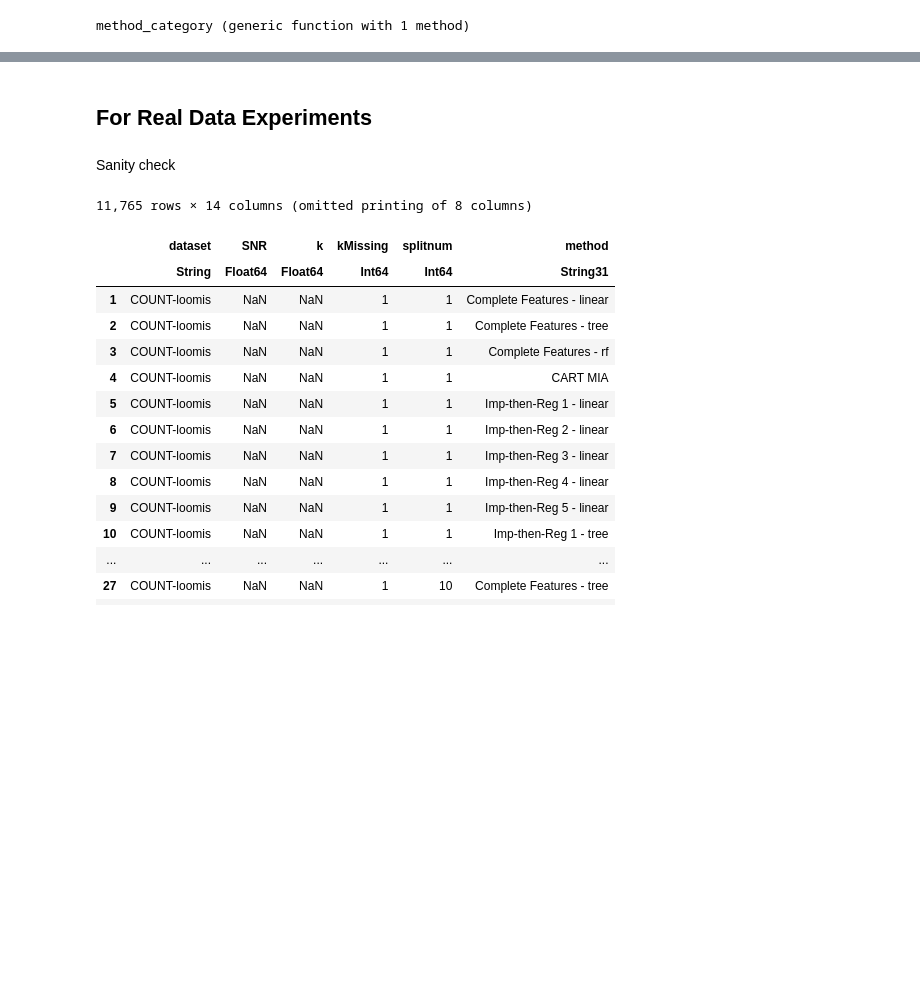
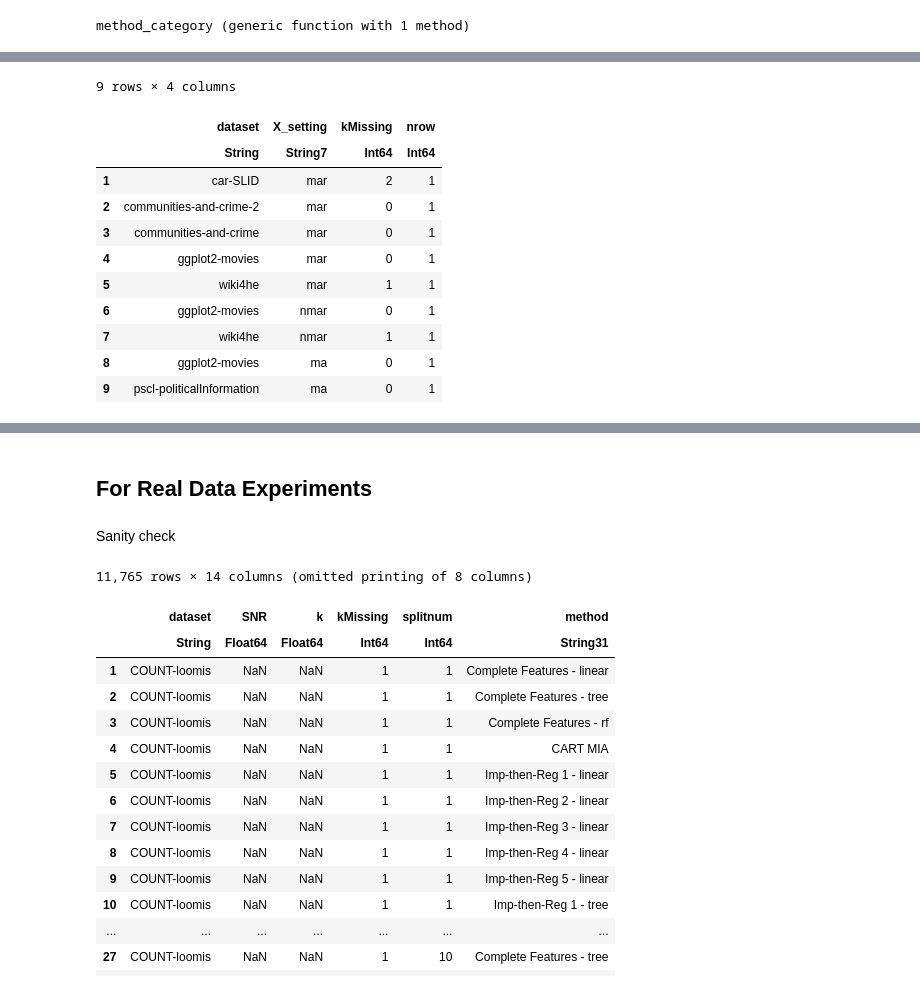
Before and after one commit to adelarue/PMD, a Jupyter notebook: results/Compile results together.ipynb, the cells around one changed output, grey strips where cells are left out. Cells and saved outputs as stored; diff of their text form; code cells hidden in the pictures; blank space fills up the shorter version.

```diff
--- a/results/Compile results together.ipynb
+++ b/results/Compile results together.ipynb
@@ -18,0 +87,4 @@ method_category (generic function with 1 method)
+# %%
+gd = groupby(unique(res[:,[:dataset, :X_setting, :kMissing, :splitnum]]),
+    [:dataset, :X_setting, :kMissing])
+unique(filter(t -> t[:nrow] < 10, combine(gd, nrow))[:,:dataset])
@@ -18,0 +112,15 @@ method_category (generic function with 1 method)
+# %%
+filter(t -> t[:nrow] < 2, combine(gd, nrow))
+# %% [output]
+9 rows × 4 columns
+|  | dataset | X_setting | kMissing | nrow |
+|  | String | String7 | Int64 | Int64 |
+| 1 | car-SLID | mar | 2 | 1 |
+| 2 | communities-and-crime-2 | mar | 0 | 1 |
+| 3 | communities-and-crime | mar | 0 | 1 |
+| 4 | ggplot2-movies | mar | 0 | 1 |
+| 5 | wiki4he | mar | 1 | 1 |
+| 6 | ggplot2-movies | nmar | 0 | 1 |
+| 7 | wiki4he | nmar | 1 | 1 |
+| 8 | ggplot2-movies | ma | 0 | 1 |
+| 9 | pscl-politicalInformation | ma | 0 | 1 |
```
Also changed, not shown: parts of 8 cells of this notebook, 4 other files.
